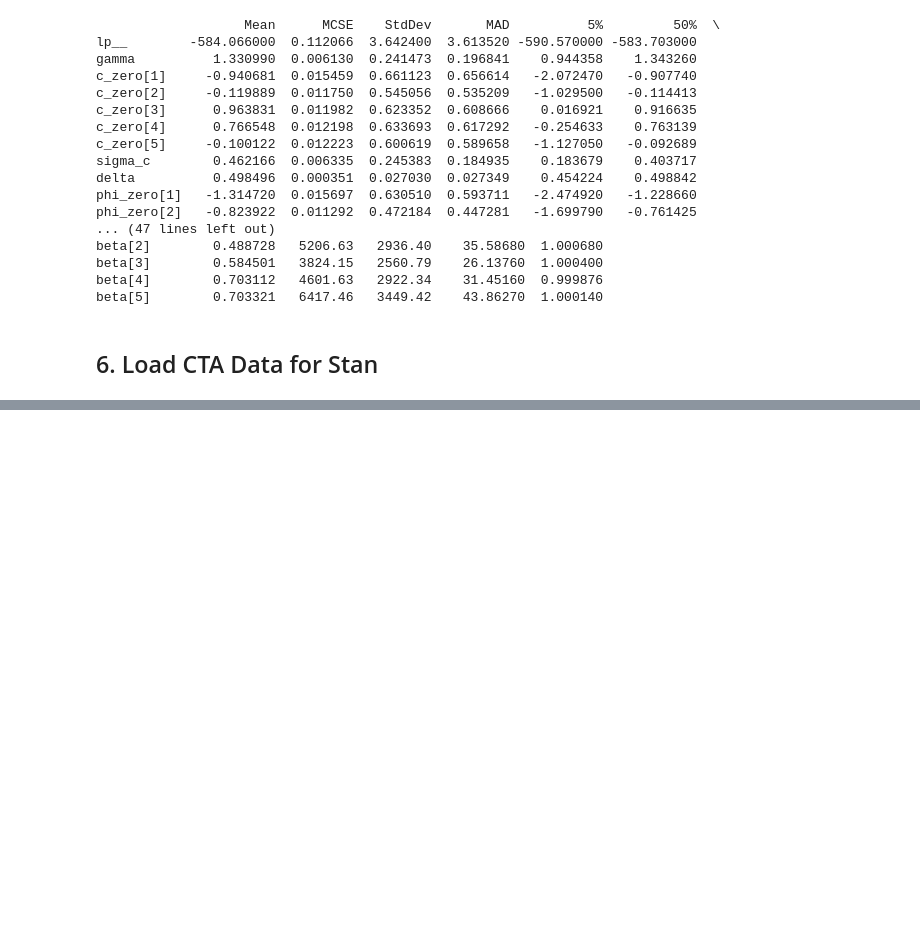
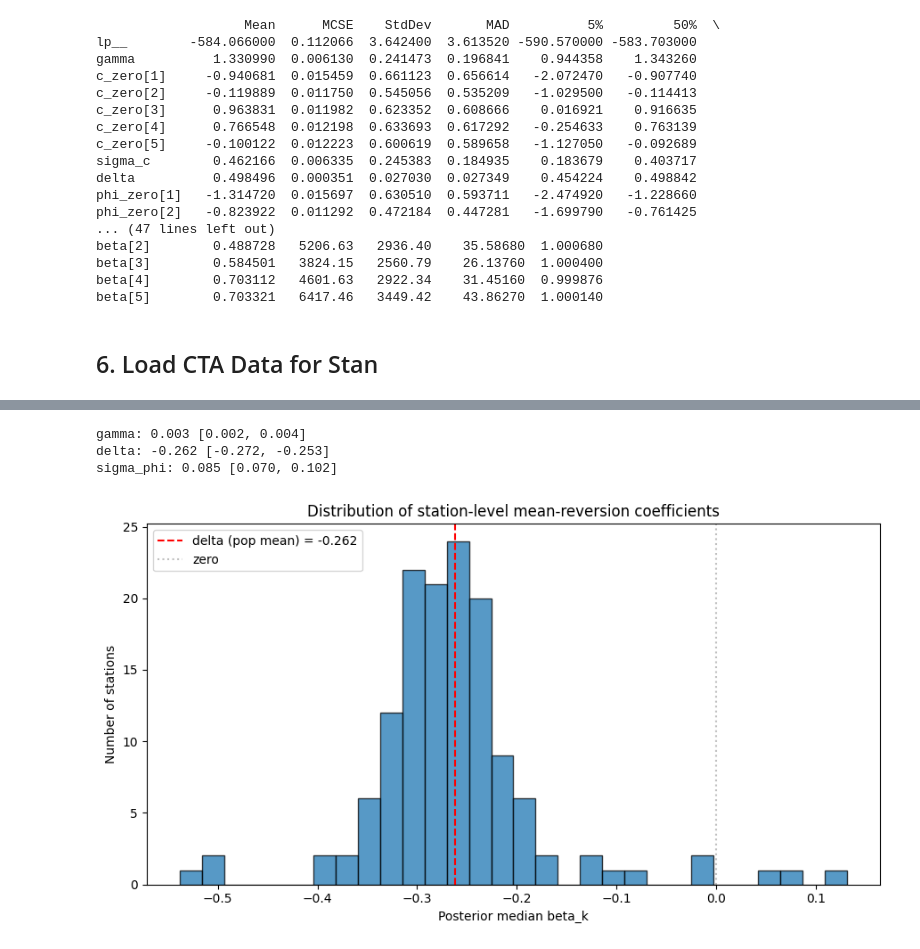
Before and after one commit to hatalan/sta720-project, a Jupyter notebook: notebooks/ar/ar.ipynb, the cells around one changed output, grey strips where cells are left out. Saved outputs shown, nothing was run; the diff lists cells and outputs as text; code cells hidden in the pictures; blank space fills up the shorter version.

Commit message:
Ran AR(1) model with CTA data

```diff
--- a/notebooks/ar/ar.ipynb
+++ b/notebooks/ar/ar.ipynb
@@ -488,0 +497,4 @@ print(f"NAs in Y: {np.isnan(Y_cta).sum()}")
+# %%
+ar_mod_cta_icar = CmdStanModel(stan_file="ar_1_hierarchical_icar.stan")
+ar_mod_cta_icar_post = ar_mod_cta_icar.sample(data=stan_data_cta)
+print(ar_mod_cta_icar_post.diagnose())
@@ -488,0 +527,36 @@ print(f"NAs in Y: {np.isnan(Y_cta).sum()}")
+# %%
+draws = ar_mod_cta_icar_post.stan_variables()
+draws_df = ar_mod_cta_icar_post.draws_pd()
+draws_array = ar_mod_cta_icar_post.draws()
+
+gamma = draws['gamma']
+delta = draws['delta']
+sigma_phi = draws['sigma_phi']
+
+print(f"gamma: {gamma.mean():.3f} [{np.quantile(gamma, 0.05):.3f}, {np.quantile(gamma, 0.95):.3f}]")
+print(f"delta: {delta.mean():.3f} [{np.quantile(delta, 0.05):.3f}, {np.quantile(delta, 0.95):.3f}]")
+print(f"sigma_phi: {sigma_phi.mean():.3f} [{np.quantile(sigma_phi, 0.05):.3f}, {np.quantile(sigma_phi, 0.95):.3f}]")
+# %% [output]
+gamma: 0.003 [0.002, 0.004]
+delta: -0.262 [-0.272, -0.253]
+sigma_phi: 0.085 [0.070, 0.102]
+# %%
+beta = draws['beta']                    # shape: (n_draws, K)
+beta_median = np.median(beta, axis=0)   # shape: (K,)
+
+fig, ax = plt.subplots(figsize=(9, 5))
+ax.hist(beta_median, bins=30, edgecolor='black', alpha=0.75)
+
+# Reference lines for the population mean and zero
+delta_median = np.median(draws['delta'])
+ax.axvline(delta_median, color='red', linestyle='--', label=f'delta (pop mean) = {delta_median:.3f}')
+ax.axvline(0, color='gray', linestyle=':', alpha=0.5, label='zero')
+
+ax.set_xlabel('Posterior median beta_k')
+ax.set_ylabel('Number of stations')
+ax.set_title('Distribution of station-level mean-reversion coefficients')
+ax.legend()
+plt.tight_layout()
+plt.show()
+# %% [output]
+[figure, added]
```
Also changed, not shown: parts of 9 cells of this notebook, 4 other files.
